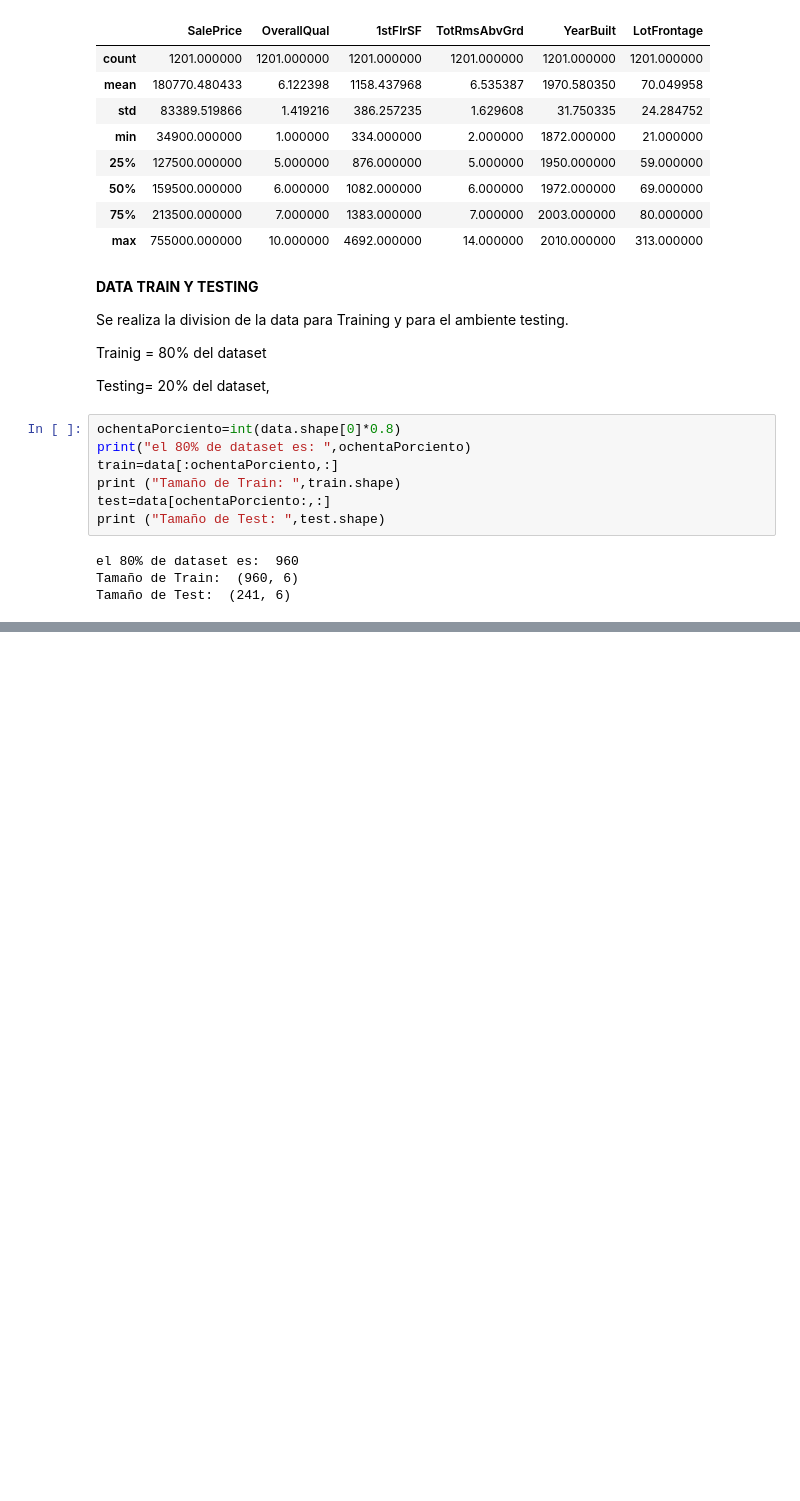
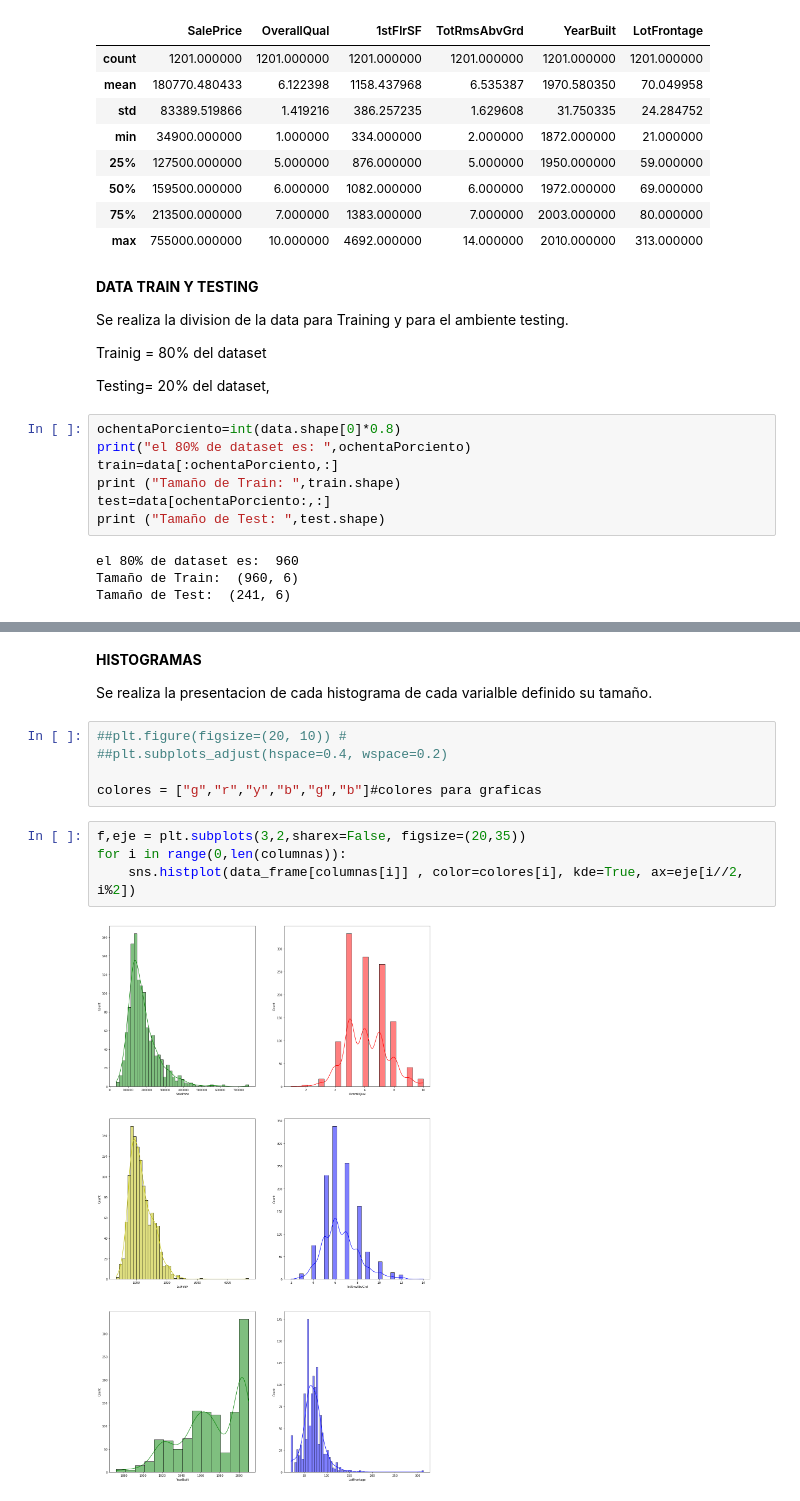
Before and after one commit to macde58/Proyecto-Final, a Jupyter notebook: Proyecto_Final_MAC.ipynb, the cells around one changed output, grey strips where cells are left out. Drawn from its saved outputs; the diff is of its cells as text; blank space fills up the shorter version.

```diff
--- a/Proyecto_Final_MAC.ipynb
+++ b/Proyecto_Final_MAC.ipynb
@@ -132,0 +144,15 @@ AttributeError: ignored
+# %% [markdown]
+**HISTOGRAMAS**
+
+Se realiza la presentacion de cada histograma  de cada varialble definido su tamaño.
+# %%
+##plt.figure(figsize=(20, 10)) #
+##plt.subplots_adjust(hspace=0.4, wspace=0.2)
+
+colores = ["g","r","y","b","g","b"]#colores para graficas
+# %%
+f,eje = plt.subplots(3,2,sharex=False, figsize=(20,35))
+for i in range(0,len(columnas)):
+    sns.histplot(data_frame[columnas[i]] , color=colores[i], kde=True, ax=eje[i//2, i%2])
+# %% [output]
+[figure, added]
```
Also changed, not shown: parts of 4 cells of this notebook.
